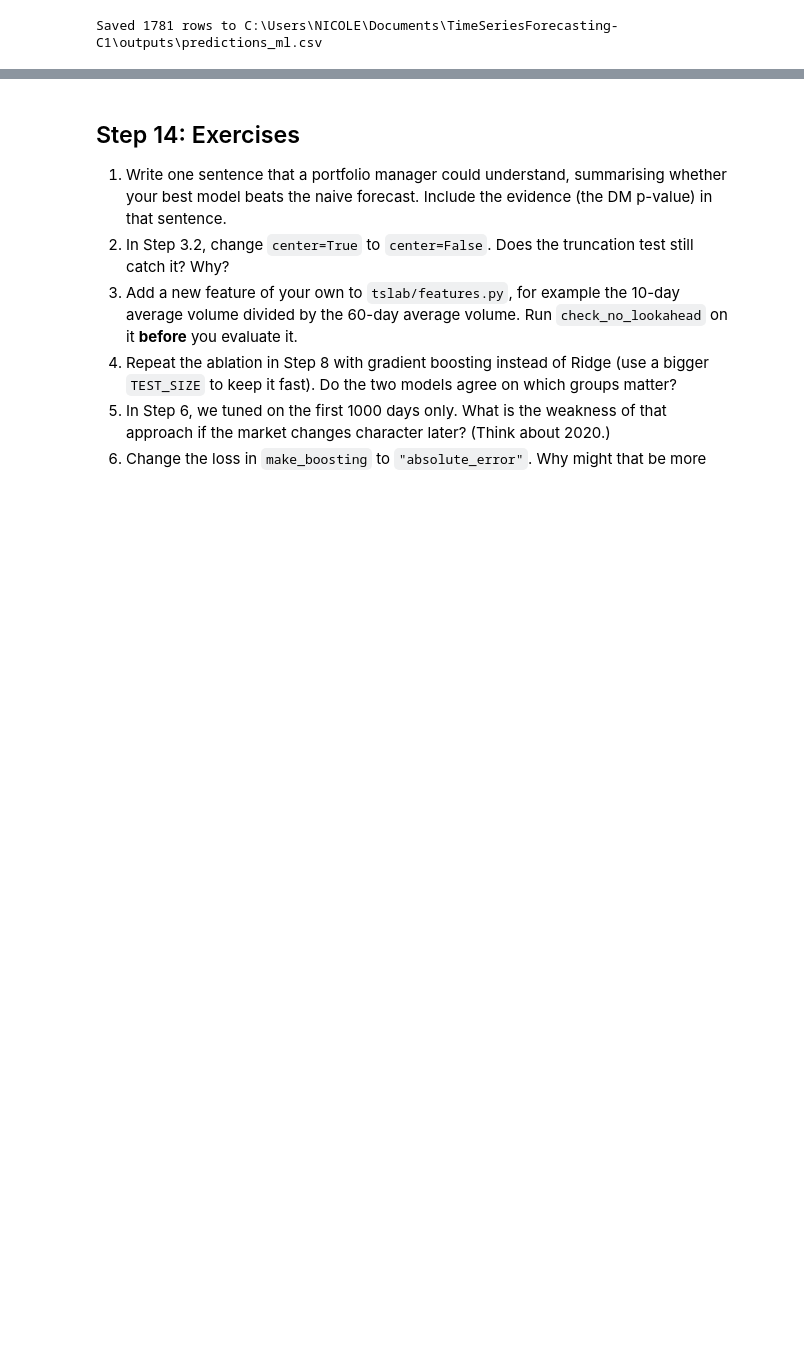
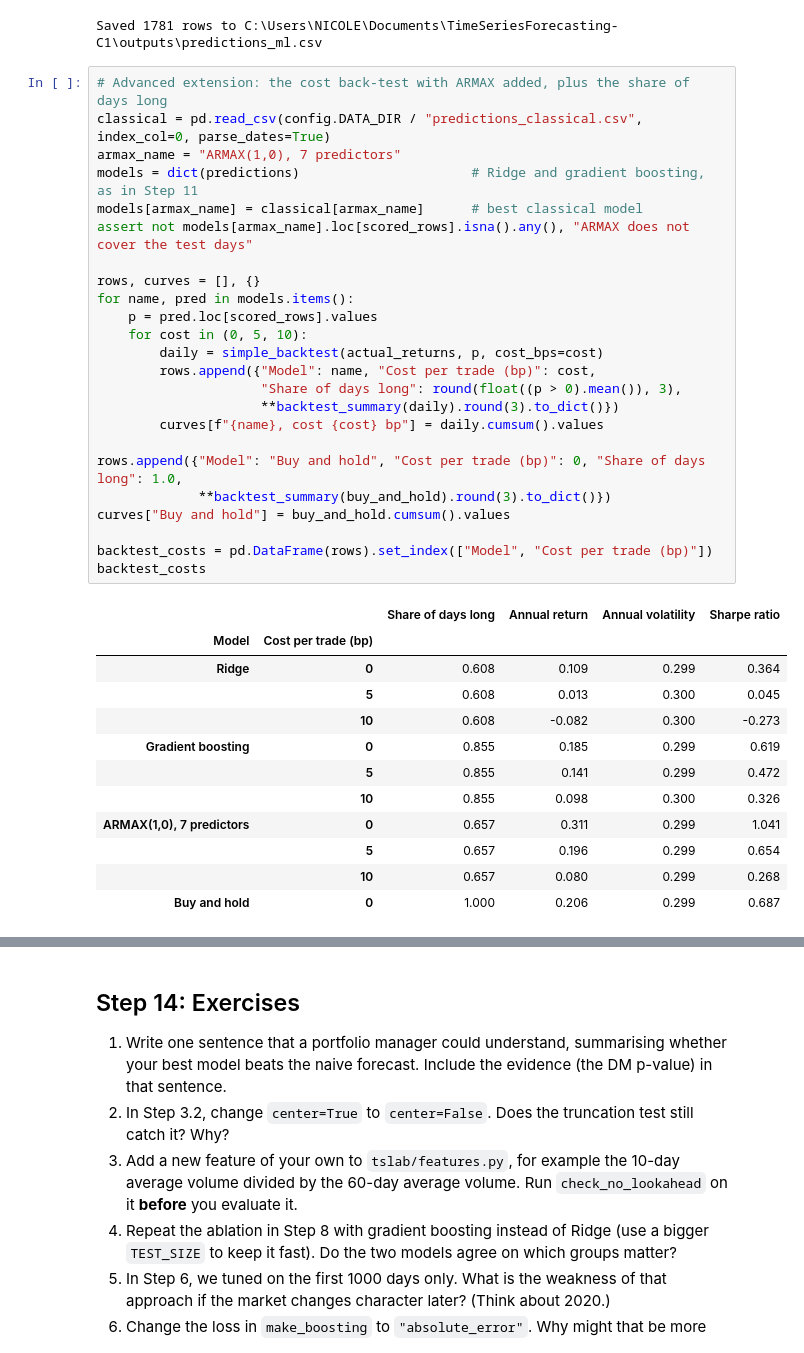
Before and after one commit to GraceChelangat/TimeSeriesForecasting-C1, a Jupyter notebook: 4_multivariate_machine_learning_forecasting.ipynb, the cells around one changed output, grey strips where cells are left out. Drawn from its saved outputs; the diff is of its cells as text; blank space fills up the shorter version.

Commit message:
Add cost back-test with ARMAX for the advanced level

```diff
--- a/4_multivariate_machine_learning_forecasting.ipynb
+++ b/4_multivariate_machine_learning_forecasting.ipynb
@@ -876,3 +876,40 @@ saved.to_csv(config.OUTPUT_DIR / "predictions_ml.csv")
 print("Saved", saved.dropna().shape[0], "rows to", config.OUTPUT_DIR / "predictions_ml.csv")
 # %% [output]
 Saved 1781 rows to C:\Users\NICOLE\Documents\TimeSeriesForecasting-C1\outputs\predictions_ml.csv
+# %%
+# Advanced extension: the cost back-test with ARMAX added, plus the share of days long
+classical = pd.read_csv(config.DATA_DIR / "predictions_classical.csv", index_col=0, parse_dates=True)
+armax_name = "ARMAX(1,0), 7 predictors"
+models = dict(predictions)                      # Ridge and gradient boosting, as in Step 11
+models[armax_name] = classical[armax_name]      # best classical model
+assert not models[armax_name].loc[scored_rows].isna().any(), "ARMAX does not cover the test days"
+
+rows, curves = [], {}
+for name, pred in models.items():
+    p = pred.loc[scored_rows].values
+    for cost in (0, 5, 10):
+        daily = simple_backtest(actual_returns, p, cost_bps=cost)
+        rows.append({"Model": name, "Cost per trade (bp)": cost,
+                     "Share of days long": round(float((p > 0).mean()), 3),
+                     **backtest_summary(daily).round(3).to_dict()})
+        curves[f"{name}, cost {cost} bp"] = daily.cumsum().values
+
+rows.append({"Model": "Buy and hold", "Cost per trade (bp)": 0, "Share of days long": 1.0,
+             **backtest_summary(buy_and_hold).round(3).to_dict()})
+curves["Buy and hold"] = buy_and_hold.cumsum().values
+
+backtest_costs = pd.DataFrame(rows).set_index(["Model", "Cost per trade (bp)"])
+backtest_costs
+# %% [output]
+|  |  | Share of days long | Annual return | Annual volatility | Sharpe ratio |
+| Model | Cost per trade (bp) |  |  |  |  |
+| Ridge | 0 | 0.608 | 0.109 | 0.299 | 0.364 |
+|  | 5 | 0.608 | 0.013 | 0.300 | 0.045 |
+|  | 10 | 0.608 | -0.082 | 0.300 | -0.273 |
+| Gradient boosting | 0 | 0.855 | 0.185 | 0.299 | 0.619 |
+|  | 5 | 0.855 | 0.141 | 0.299 | 0.472 |
+|  | 10 | 0.855 | 0.098 | 0.300 | 0.326 |
+| ARMAX(1,0), 7 predictors | 0 | 0.657 | 0.311 | 0.299 | 1.041 |
+|  | 5 | 0.657 | 0.196 | 0.299 | 0.654 |
+|  | 10 | 0.657 | 0.080 | 0.299 | 0.268 |
+| Buy and hold | 0 | 1.000 | 0.206 | 0.299 | 0.687 |
```
Also changed, not shown: parts of 4 cells of this notebook, 2 other files.
